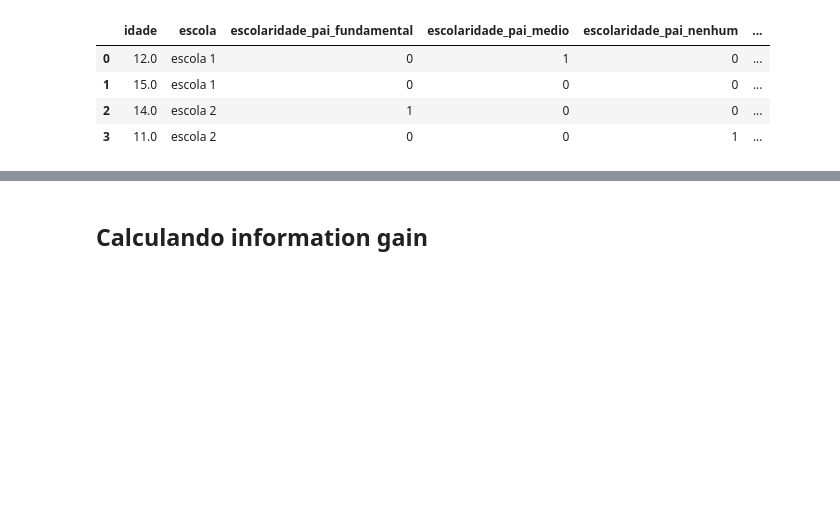
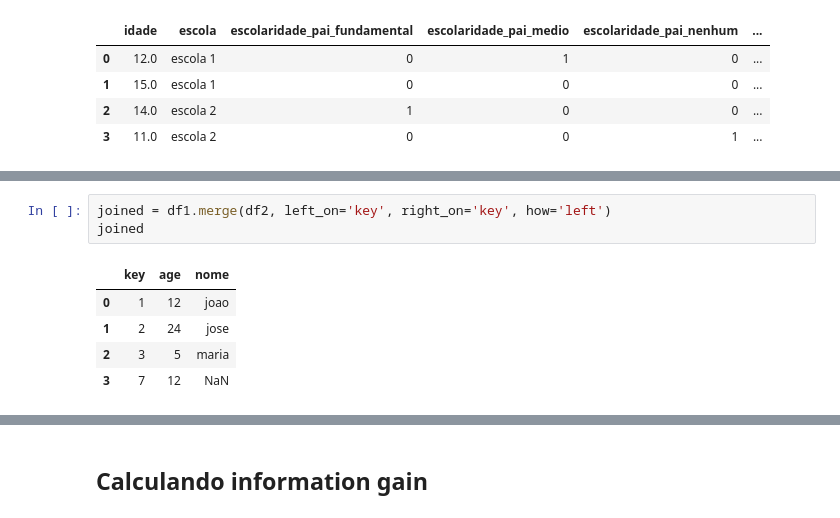
Before and after one commit to fnbalves/curso_machine_learning, a Jupyter notebook: Aprendendo python - parte 1.ipynb, the cells around one changed output, grey strips where cells are left out. Cells and saved outputs as stored; diff of their text form; blank space fills up the shorter version.

```diff
--- a/Aprendendo python - parte 1.ipynb
+++ b/Aprendendo python - parte 1.ipynb
@@ -691,0 +720,9 @@ example_df
+# %%
+joined = df1.merge(df2, left_on='key', right_on='key', how='left')
+joined
+# %% [output]
+|  | key | age | nome |
+| 0 | 1 | 12 | joao |
+| 1 | 2 | 24 | jose |
+| 2 | 3 | 5 | maria |
+| 3 | 7 | 12 | NaN |
```
Also changed, not shown: parts of 7 cells of this notebook.
